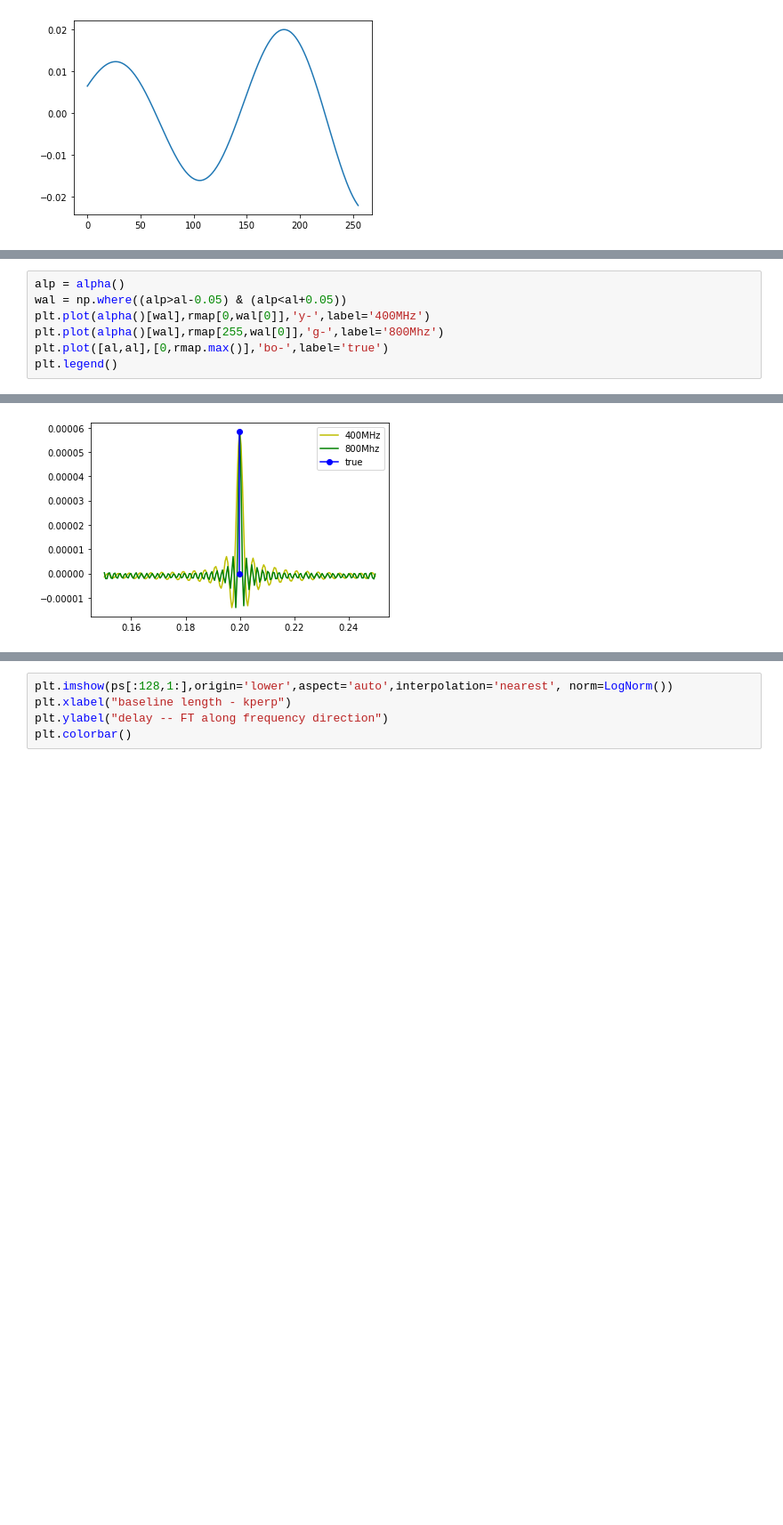
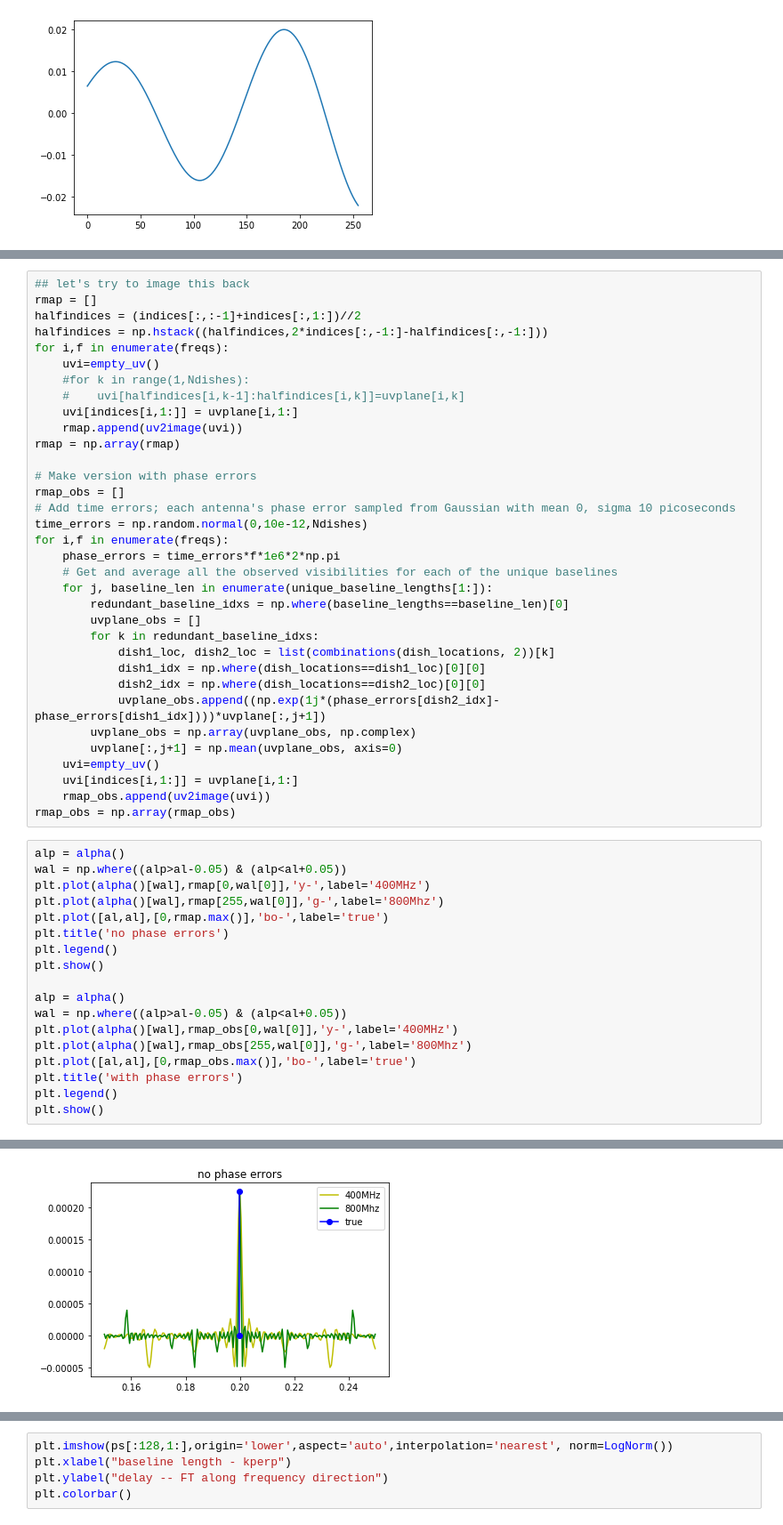
Before and after one commit to yukanak/radio1d, a Jupyter notebook: notebooks/play.ipynb, the cells around one changed output, grey strips where cells are left out. Shown at 89% size. Drawn from its saved outputs; the diff is of its cells as text; blank space fills up the shorter version.

Commit message:
Making array non-redundant, fixing phase error (make it time error first)

```diff
--- a/notebooks/play.ipynb
+++ b/notebooks/play.ipynb
@@ -142,8 +135,53 @@ rmap = np.array(rmap)
+# %%
+## let's try to image this back
+rmap = []
+halfindices = (indices[:,:-1]+indices[:,1:])//2
+halfindices = np.hstack((halfindices,2*indices[:,-1:]-halfindices[:,-1:]))
+for i,f in enumerate(freqs):
+    uvi=empty_uv()
+    #for k in range(1,Ndishes):
+    #    uvi[halfindices[i,k-1]:halfindices[i,k]]=uvplane[i,k]
+    uvi[indices[i,1:]] = uvplane[i,1:]
+    rmap.append(uv2image(uvi))
+rmap = np.array(rmap)
+
+# Make version with phase errors
+rmap_obs = []
+# Add time errors; each antenna's phase error sampled from Gaussian with mean 0, sigma 10 picoseconds
+time_errors = np.random.normal(0,10e-12,Ndishes)
+for i,f in enumerate(freqs):
+    phase_errors = time_errors*f*1e6*2*np.pi
+    # Get and average all the observed visibilities for each of the unique baselines
+    for j, baseline_len in enumerate(unique_baseline_lengths[1:]):
+        redundant_baseline_idxs = np.where(baseline_lengths==baseline_len)[0]
+        uvplane_obs = []
+        for k in redundant_baseline_idxs:
+            dish1_loc, dish2_loc = list(combinations(dish_locations, 2))[k]
+            dish1_idx = np.where(dish_locations==dish1_loc)[0][0]
+            dish2_idx = np.where(dish_locations==dish2_loc)[0][0]
+            uvplane_obs.append((np.exp(1j*(phase_errors[dish2_idx]-phase_errors[dish1_idx])))*uvplane[:,j+1])
+        uvplane_obs = np.array(uvplane_obs, np.complex)
+        uvplane[:,j+1] = np.mean(uvplane_obs, axis=0)
+    uvi=empty_uv()
+    uvi[indices[i,1:]] = uvplane[i,1:]
+    rmap_obs.append(uv2image(uvi))
+rmap_obs = np.array(rmap_obs)
 # %%
 alp = alpha()
 wal = np.where((alp>al-0.05) & (alp<al+0.05))
 plt.plot(alpha()[wal],rmap[0,wal[0]],'y-',label='400MHz')
 plt.plot(alpha()[wal],rmap[255,wal[0]],'g-',label='800Mhz')
 plt.plot([al,al],[0,rmap.max()],'bo-',label='true')
+plt.title('no phase errors')
 plt.legend()
+plt.show()
+
+alp = alpha()
+wal = np.where((alp>al-0.05) & (alp<al+0.05))
+plt.plot(alpha()[wal],rmap_obs[0,wal[0]],'y-',label='400MHz')
+plt.plot(alpha()[wal],rmap_obs[255,wal[0]],'g-',label='800Mhz')
+plt.plot([al,al],[0,rmap_obs.max()],'bo-',label='true')
+plt.title('with phase errors')
+plt.legend()
+plt.show()
 # %% [output]
@@ -151 +188 @@ plt.legend()
-[figure, old version]
+[figure, new version]
```
Also changed, not shown: parts of 11 cells of this notebook.
